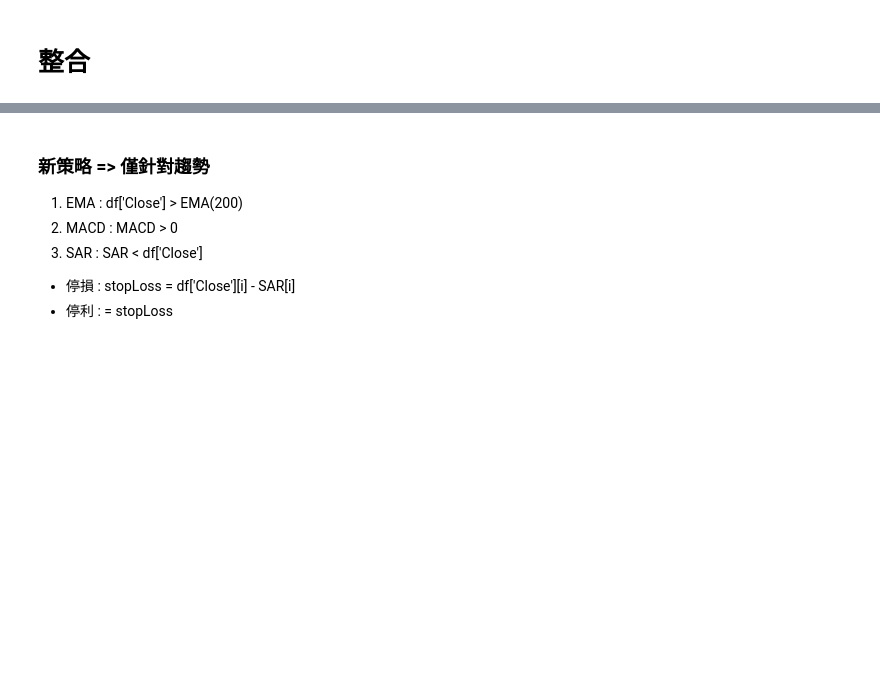
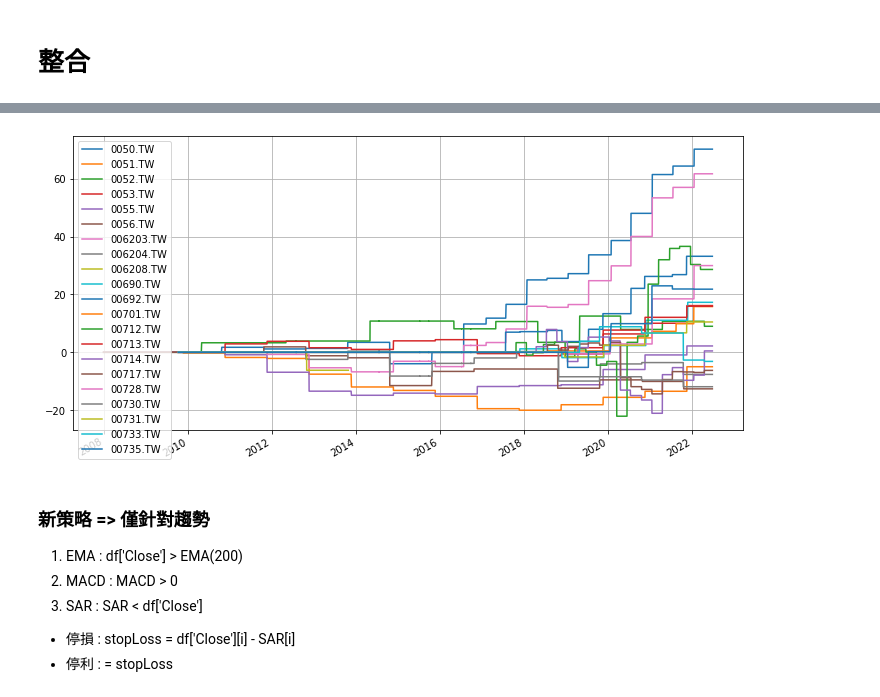
Before and after one commit to benson85560/yuanta, a Jupyter notebook: Dividend_Yield_Strategy.ipynb, the cells around one changed output, grey strips where cells are left out. Saved outputs shown, nothing was run; the diff lists cells and outputs as text; code cells hidden in the pictures; blank space fills up the shorter version.

```diff
--- a/Dividend_Yield_Strategy.ipynb
+++ b/Dividend_Yield_Strategy.ipynb
@@ -300,0 +289,3 @@ plt.title('Profit & Drawdown',fontsize  = 16);
+# %%
+for i in range(5):
+  print(df.iloc[:,i+6])
@@ -377,3 +431,7 @@ for i in range(len(symbol_list)):
+# %%
+equity.plot(grid=True, figsize=(12, 6));
+# %% [output]
+[figure, added]
 # %% [markdown]
 ### 新策略 => 僅針對趨勢
 1. EMA : df['Close'] > EMA(200)
```
Also changed, not shown: parts of 10 cells of this notebook.
